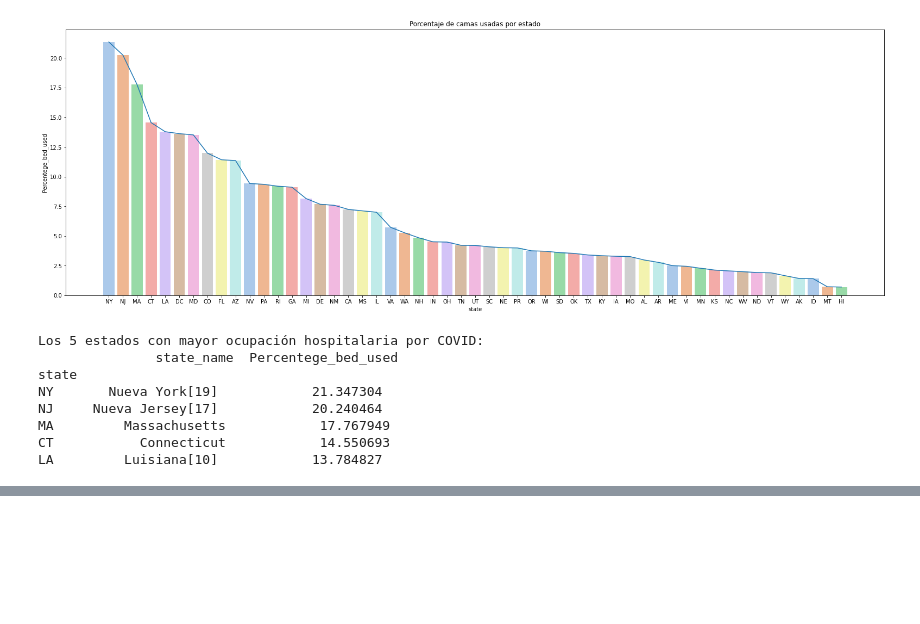
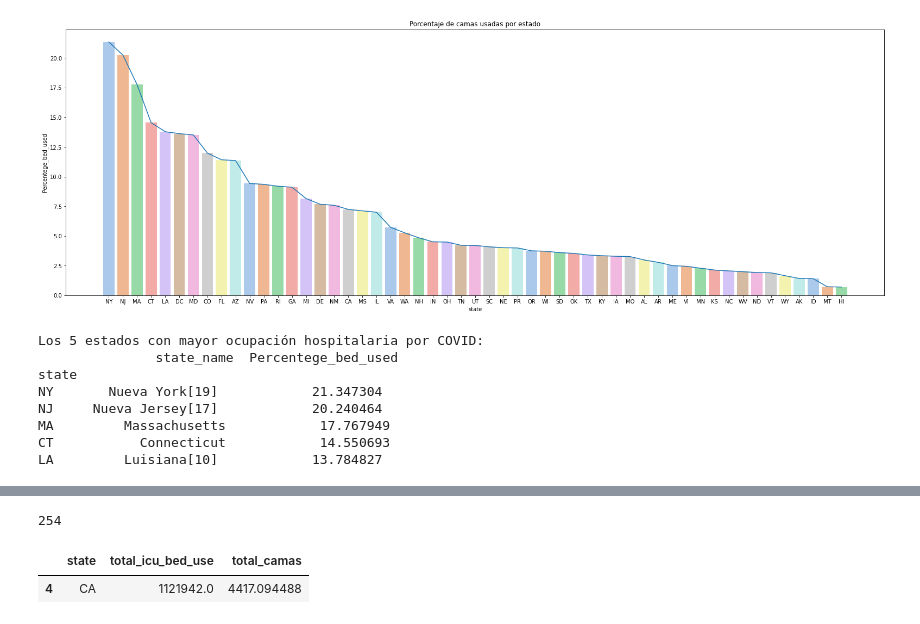
Before and after one commit to soyHenry/DS-PI-ProyectoIndividual, a Jupyter notebook: analisis.ipynb, the cells around one changed output, grey strips where cells are left out. Saved outputs shown, nothing was run; the diff lists cells and outputs as text; code cells hidden in the pictures; blank space fills up the shorter version.

```diff
--- a/analisis.ipynb
+++ b/analisis.ipynb
@@ -149,0 +260,12 @@ fig.show()
+# %%
+df03 = df03.dropna()
+# %%
+len(df03.date.unique())
+# %% [output]
+254
+# %%
+df03['total_icu_bed_use'] = df03['adult_icu_bed_utilization_numerator'] + df03['staffed_pediatric_icu_bed_occupancy']
+# %%
+df03 = df03.groupby('state')['total_icu_bed_use'].sum()
+df03 = df03.reset_index()
+df03['total_camas'] = df03.total_icu_bed_use / 254
@@ -149,0 +278,8 @@ fig.show()
+# %%
+top05_3 = top05_3.round()
+df03 = df03.sort_values('total_icu_bed_use', ascending=False)
+# %%
+df03.head(1)
+# %% [output]
+|  | state | total_icu_bed_use | total_camas |
+| 4 | CA | 1121942.0 | 4417.094488 |
```
Also changed, not shown: parts of 17 cells of this notebook, 3 other files.
